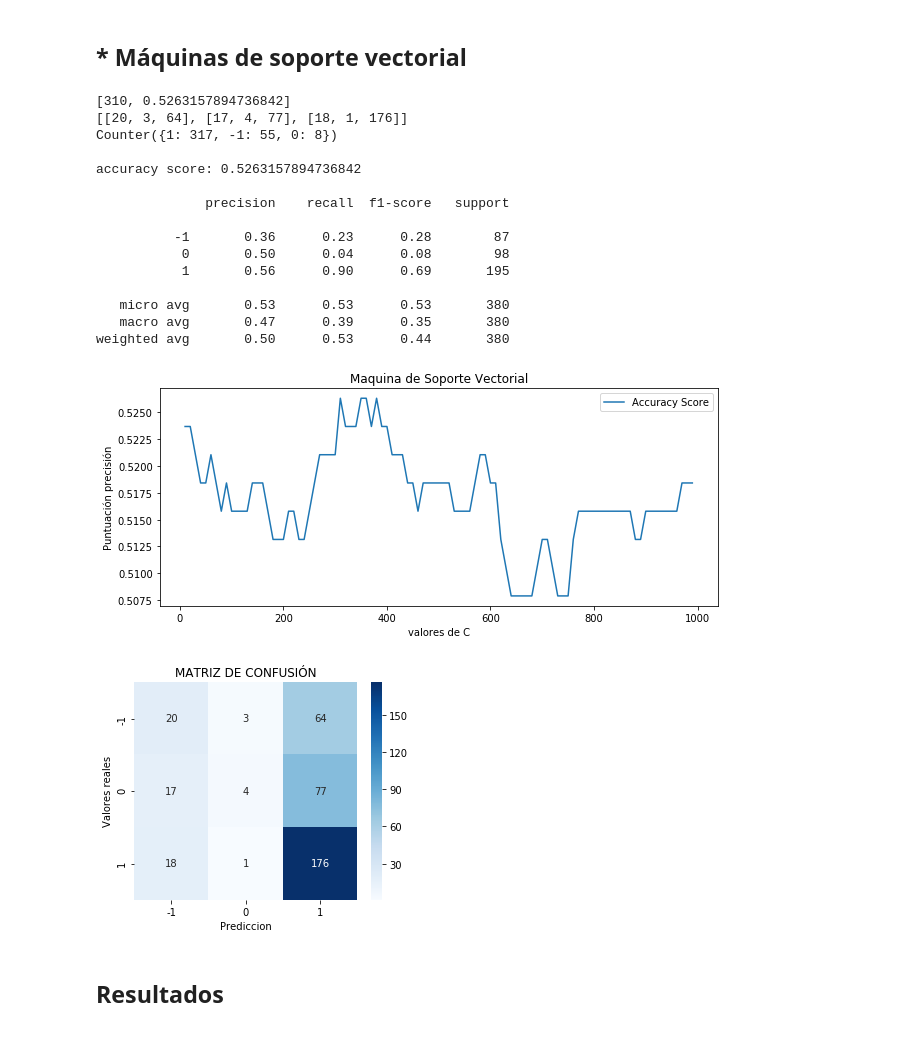
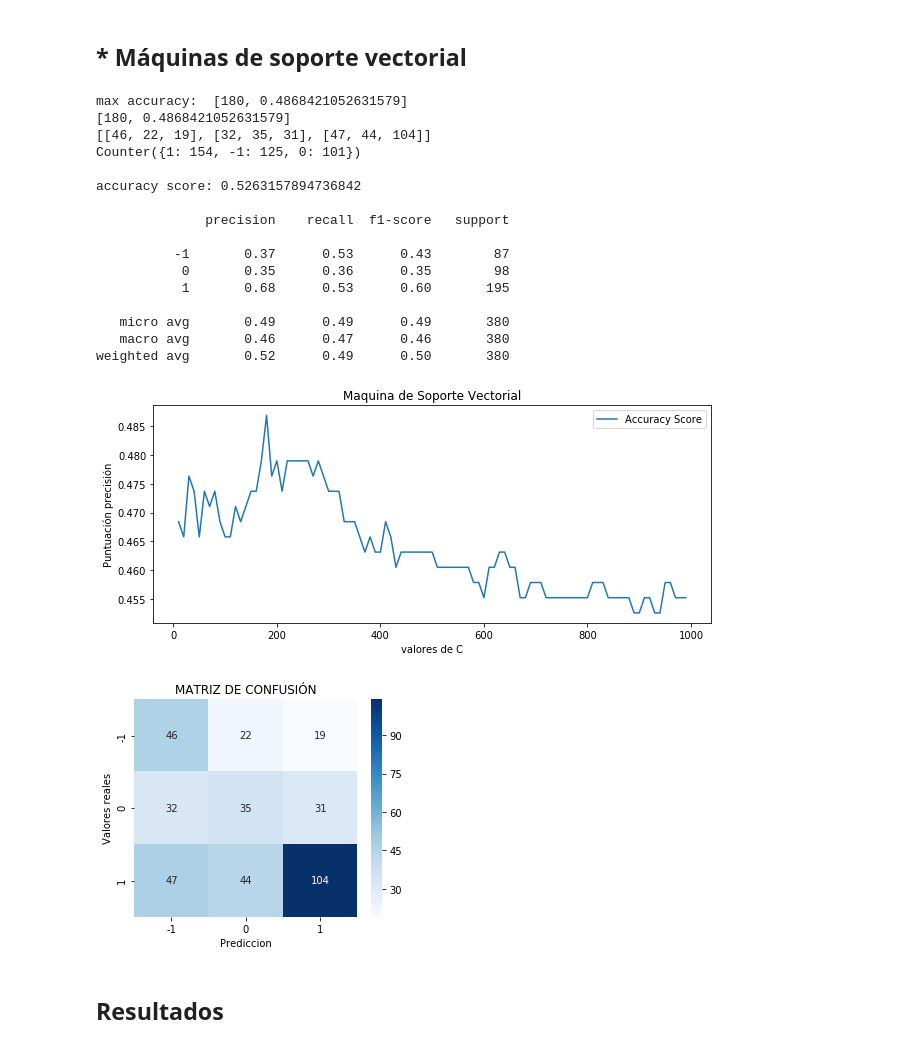
Before and after one commit to efarias04/footballPrediction, a Jupyter notebook: PrediccionFPC.ipynb, the cells around one changed output. Saved outputs shown, nothing was run; the diff lists cells and outputs as text; code cells hidden in the pictures.

```diff
--- a/PrediccionFPC.ipynb
+++ b/PrediccionFPC.ipynb
@@ -660,7 +704,7 @@ scores_logreg_mes = []
 cs = [0.01,0.02,0.1,0.5,1,3,4,5,10]
 
 for c in cs:
-    clf_logreg = LogisticRegression(C=c,solver='lbfgs',multi_class='multinomial', max_iter=500)
+    clf_logreg = LogisticRegression(C=c,solver='lbfgs',multi_class='multinomial', max_iter=500, class_weight='balanced')
     clf_logreg.fit(x_DATA_TRAIN, Y_DATA_TRAIN.values.ravel())
     scores_acc_sco = accuracy_score(Y_DATA_TEST,clf_logreg.predict(X_DATA_TEST))
     scores_r2 = r2_score(Y_DATA_TEST,clf_logreg.predict(X_DATA_TEST))
@@ -673,6 +717,7 @@ for c in cs:
     scores_logreg_accsco.append(scores_acc_sco)
     scores_logreg_r2.append(scores_r2)
     scores_logreg_mes.append(scores_mes)
+print(ant)
 
 #Creando Grafico
 
@@ -683,18 +728,6 @@ ax1 = fig.add_subplot(1,3,1)
 ax1.plot(range(1,len(cs)+1),scores_logreg_accsco)
 ax1.set_xticks(range(1,len(cs)+1))
 ax1.set_title("LogReg - Accuracy Score vs C")
-
-#Agregando grafico R-Cuadrado
-ax2 = fig.add_subplot(1,3,2)
-ax2.plot(range(1,len(cs)+1),scores_logreg_r2)
-ax2.set_xticks(range(1,len(cs)+1))
-ax2.set_title("LogReg - r2 Score vs C")
-
-#Agregando grafico raíz del error cuadrático medio
-ax3 = fig.add_subplot(1,3,3)
-ax3.plot(range(1,len(cs)+1),scores_logreg_mes)
-ax3.set_xticks(range(1,len(cs)+1))
-ax3.set_title("LogReg - mean_squared_error vs C")
 
 plt.savefig('logit_Accuracy.png')
 
@@ -754,10 +788,11 @@ rfsco_acc_sco =[]
 rfsco_r2 = []
 rfsco_mse = []
 x_values = []
+ant = 0.001
+new = 0
 
-
-for i in range (1,200):
-    clf_ranfor = RandomForestClassifier(n_estimators=i,  max_depth = 7, random_state = 0)
+for i in range (1,100):
+    clf_ranfor = RandomForestClassifier(n_estimators=i,  max_depth = 14, random_state = 0, class_weight='balanced')
     clf_ranfor.fit(x_DATA_TRAIN, Y_DATA_TRAIN.values.ravel())
     scores_ran_for = accuracy_score(Y_DATA_TEST,clf_ranfor.predict(X_DATA_TEST))
     scores_r2 = r2_score(Y_DATA_TEST,clf_ranfor.predict(X_DATA_TEST))
@@ -766,6 +801,9 @@ for i in range (1,200):
     rfsco_r2.append(scores_r2)
     rfsco_mse.append(scores_mes)
     x_values.append(i)
+    new = scores_ran_for
+
+print('el valor es: ',scores_logreg_conmat)
 
 metricas = plt.figure(figsize = (20,4))
 
@@ -785,11 +824,11 @@ plt.savefig('ranfor_Acurracy.png')
 # %%
 import collections
-clf_ranfor = RandomForestClassifier(n_estimators = 158,  max_depth = 7, random_state = 0)
+clf_ranfor = RandomForestClassifier(n_estimators = 29,  max_depth = 14, random_state = 0, class_weight='balanced')
 clf_ranfor.fit(x_DATA_TRAIN, Y_DATA_TRAIN.values.ravel())
 scores_ran_for = accuracy_score(Y_DATA_TEST,clf_ranfor.predict(X_DATA_TEST))
 scores_randfor_conmat = confusion_matrix(Y_DATA_TEST,clf_ranfor.predict(X_DATA_TEST), labels=[-1, 0, 1])
 resultado = clf_ranfor.predict(X_DATA_TEST)
-print(scores_logreg_conmat.tolist())
+print(scores_ran_for.tolist())
 print(collections.Counter(resultado))
 
 # Gráfico matriz de confusión
@@ -843,7 +882,7 @@ valor_final = []
 ant = 0.001
 new = 0
 for c in range(10, 1000, 10):
-    clf_msv = SVC(kernel='rbf', C=c).fit(x_DATA_TRAIN, Y_DATA_TRAIN.values.ravel())
+    clf_msv = SVC(kernel='rbf', C=c, class_weight='balanced').fit(x_DATA_TRAIN, Y_DATA_TRAIN.values.ravel())
     scores_acc_sco = accuracy_score(Y_DATA_TEST,clf_msv.predict(X_DATA_TEST))
     new = scores_acc_sco
     if new > ant:
@@ -853,6 +892,7 @@ for c in range(10, 1000, 10):
         valor_final.append(ant)
     msv_scores.append(scores_acc_sco)
     msv_values.append(c)
+print('max accuracy: ',valor_final)
 
 # Grafico de precisión en función de la constante de penalización.
 plt.figure(figsize = (10,4))
@@ -864,45 +904,46 @@ plt.ylabel('Puntuación precisión')
 
 print(valor_final)
 plt.savefig('msv_accuracy.png')
 
 # Ejecución del algoritmo con la constante de penalización que mejor resultado obtuvo
-clf_msv = SVC(kernel='rbf', C=310).fit(x_DATA_TRAIN, Y_DATA_TRAIN.values.ravel())
+clf_msv = SVC(kernel='rbf', C=180, class_weight='balanced').fit(x_DATA_TRAIN, Y_DATA_TRAIN.values.ravel())
 scores_svc_conmat = confusion_matrix(Y_DATA_TEST,clf_msv.predict(X_DATA_TEST), labels=[-1, 0, 1])
 
 # Gráfico matriz de confusión
 df_cm = pd.DataFrame(scores_svc_conmat, index = [i for i in range(-1,2)], columns = [i for i in range(-1,2)])
 plt.figure(figsize = (5,4))
 plt.set_cmap('Blues')
 sns.heatmap(df_cm, annot=True,cmap='Blues', fmt='g')
 plt.xlabel('Prediccion')
 plt.ylabel('Valores reales')
 plt.title('MATRIZ DE CONFUSIÓN')
 plt.savefig('MatrizCOnfusion_msv.png')
 
 print(scores_svc_conmat.tolist())
 print(collections.Counter(clf_msv.predict(X_DATA_TEST)))
 print('')
 print( 'accuracy score: 0.5263157894736842')
 print('')
 print(classification_report(Y_DATA_TEST, clf_msv.predict(X_DATA_TEST), target_names=labels))
 # %% [output]
-[310, 0.5263157894736842]
-[[20, 3, 64], [17, 4, 77], [18, 1, 176]]
-Counter({1: 317, -1: 55, 0: 8})
+max accuracy:  [180, 0.4868421052631579]
+[180, 0.4868421052631579]
+[[46, 22, 19], [32, 35, 31], [47, 44, 104]]
+Counter({1: 154, -1: 125, 0: 101})
 
 accuracy score: 0.5263157894736842
 
               precision    recall  f1-score   support
 
-          -1       0.36      0.23      0.28        87
-           0       0.50      0.04      0.08        98
-           1       0.56      0.90      0.69       195
+          -1       0.37      0.53      0.43        87
+           0       0.35      0.36      0.35        98
+           1       0.68      0.53      0.60       195
 
-   micro avg       0.53      0.53      0.53       380
-   macro avg       0.47      0.39      0.35       380
-weighted avg       0.50      0.53      0.44       380
+   micro avg       0.49      0.49      0.49       380
+   macro avg       0.46      0.47      0.46       380
+weighted avg       0.52      0.49      0.50       380
-[figure, old version]
+[figure, new version]
-[figure, old version]
+[figure, new version]
 # %% [markdown]
 ## Resultados
 # %%
```
Also changed, not shown: parts of 13 cells of this notebook, 10 other files.
